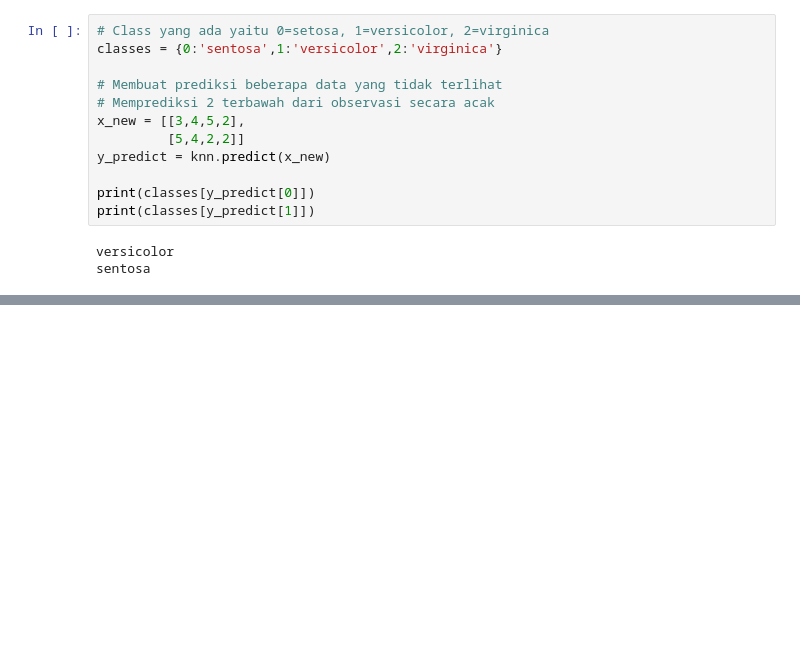
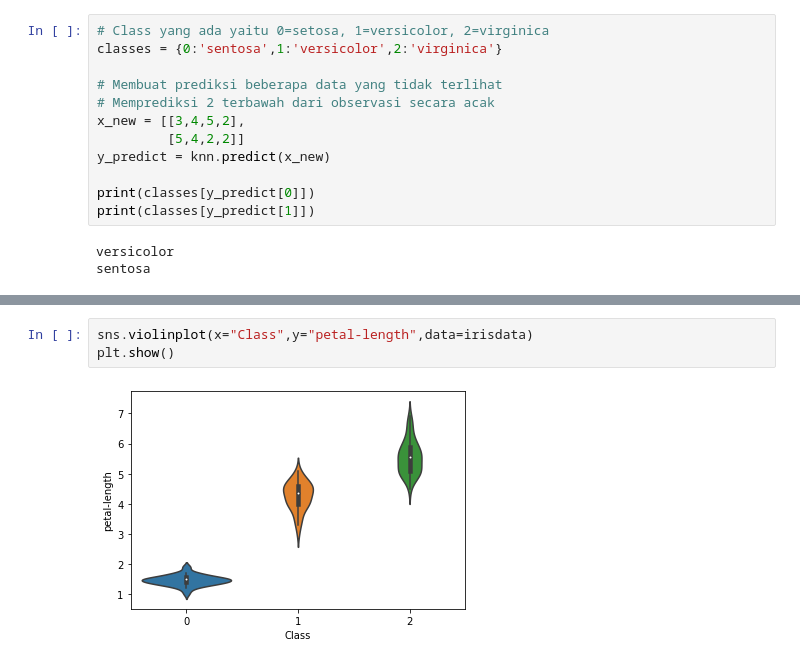
Before and after one commit to Fadhila-Zahra/datamining, a Jupyter notebook: _sources/notebooks.ipynb, the cells around one changed output, grey strips where cells are left out. Cells and saved outputs as stored; diff of their text form; blank space fills up the shorter version.

```diff
--- a/_sources/notebooks.ipynb
+++ b/_sources/notebooks.ipynb
@@ -658,0 +932,5 @@ sentosa
+# %%
+sns.violinplot(x="Class",y="petal-length",data=irisdata)
+plt.show()
+# %% [output]
+[figure, added]
```
Also changed, not shown: parts of 70 cells of this notebook, 36 other files.
